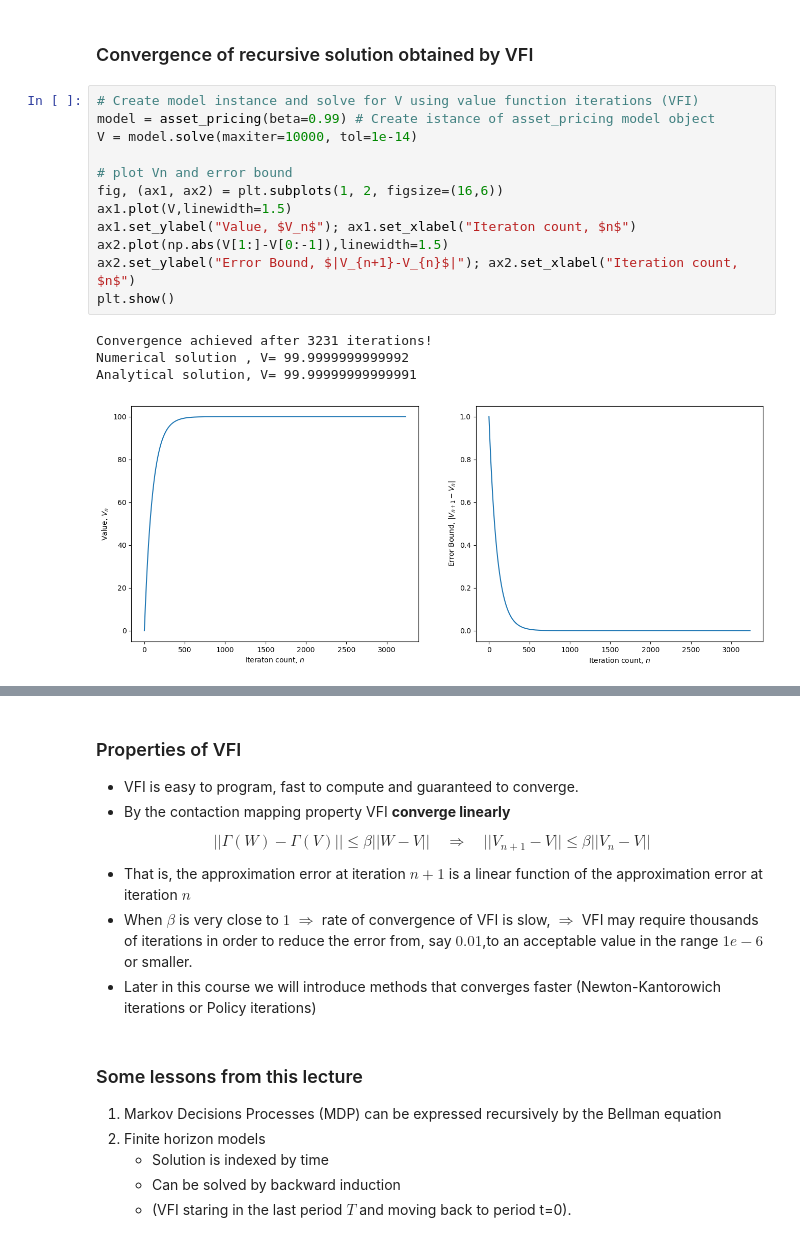
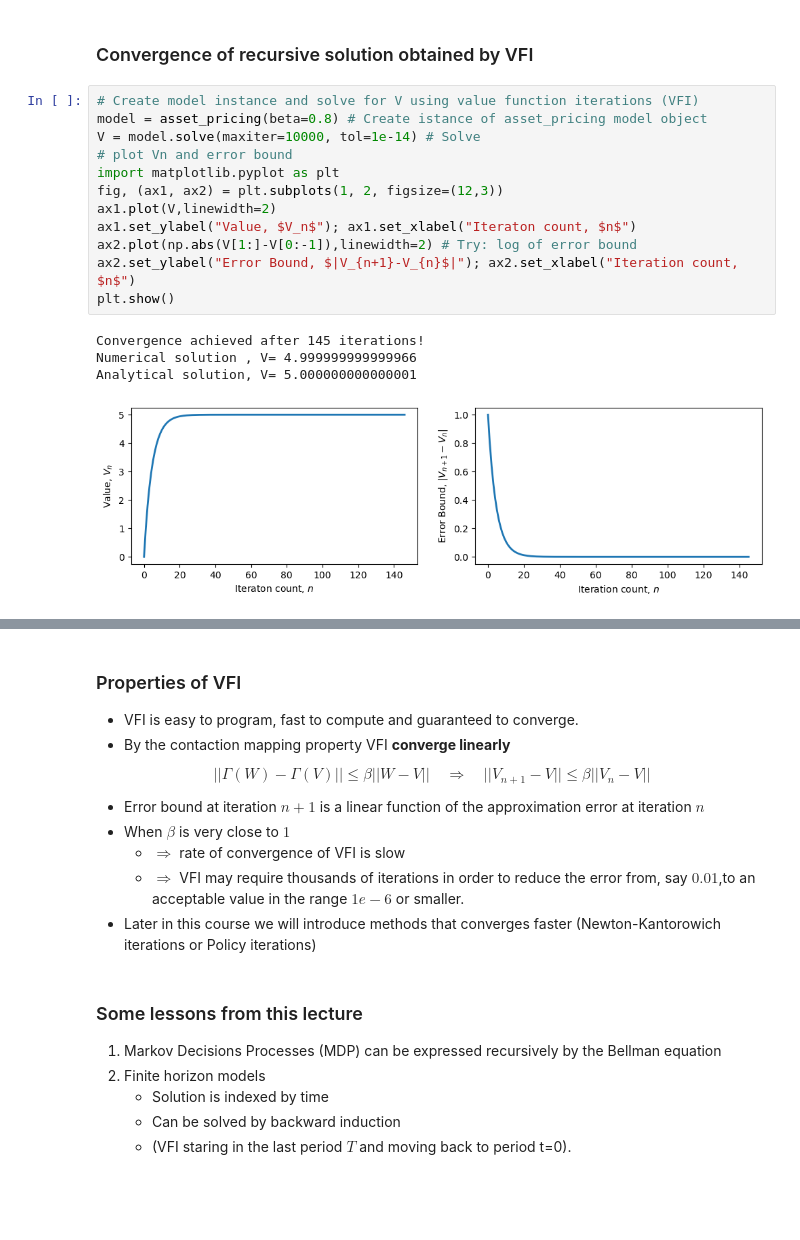
Before and after one commit to bschjerning/dp_ucph, a Jupyter notebook: 1_theory_tools/01_dp_intro.ipynb, the cells around one changed output, grey strips where cells are left out. Drawn from its saved outputs; the diff is of its cells as text; blank space fills up the shorter version.

```diff
--- a/1_theory_tools/01_dp_intro.ipynb
+++ b/1_theory_tools/01_dp_intro.ipynb
@@ -228,21 +224,21 @@ Analytical solution, V= 1999.9999999999982
 ### Convergence of recursive solution obtained by VFI
 # %%
 # Create model instance and solve for V using value function iterations (VFI)
-model = asset_pricing(beta=0.99) # Create istance of asset_pricing model object
-V = model.solve(maxiter=10000, tol=1e-14)
-
+model = asset_pricing(beta=0.8) # Create istance of asset_pricing model object
+V = model.solve(maxiter=10000, tol=1e-14) # Solve
 # plot Vn and error bound
-fig, (ax1, ax2) = plt.subplots(1, 2, figsize=(16,6))
-ax1.plot(V,linewidth=1.5)
+import matplotlib.pyplot as plt
+fig, (ax1, ax2) = plt.subplots(1, 2, figsize=(12,3))
+ax1.plot(V,linewidth=2)
 ax1.set_ylabel("Value, $V_n$"); ax1.set_xlabel("Iteraton count, $n$")
-ax2.plot(np.abs(V[1:]-V[0:-1]),linewidth=1.5)
+ax2.plot(np.abs(V[1:]-V[0:-1]),linewidth=2) # Try: log of error bound
 ax2.set_ylabel("Error Bound, $|V_{n+1}-V_{n}$|"); ax2.set_xlabel("Iteration count, $n$")
 plt.show()
 # %% [output]
-Convergence achieved after 3231 iterations!
-Numerical solution , V= 99.9999999999992
-Analytical solution, V= 99.99999999999991
+Convergence achieved after 145 iterations!
+Numerical solution , V= 4.999999999999966
+Analytical solution, V= 5.000000000000001
-[figure, old version]
+[figure, new version]
 # %% [markdown]
 ### Value function iterations are slow when $\beta$ is close to 1
 <div align="center">
@@ -258,8 +254,10 @@ $$
 ||V_{n+1}-V||\le \beta ||V_{n} - V||
 $$
 
-- That is, the approximation error at iteration $n+1$ is a linear function of the approximation error at iteration $n$
-- When $\beta$ is very close to $1$ $\Rightarrow$ rate of convergence of VFI is slow, $\Rightarrow$ VFI may require thousands of iterations in order to reduce the error from, say $0.01$,to an acceptable value in the range $1e-6$ or smaller.
+- Error bound at iteration $n+1$ is a linear function of the approximation error at iteration $n$
+- When $\beta$ is very close to $1$
+    - $\Rightarrow$ rate of convergence of VFI is slow
+    - $\Rightarrow$ VFI may require thousands of iterations in order to reduce the error from, say $0.01$,to an acceptable value in the range $1e-6$ or smaller.
 - Later in this course we will introduce methods that converges faster (Newton-Kantorowich iterations or Policy iterations)
 # %% [markdown]
 ### Some lessons from this lecture
```
Also changed, not shown: parts of 4 cells of this notebook.
